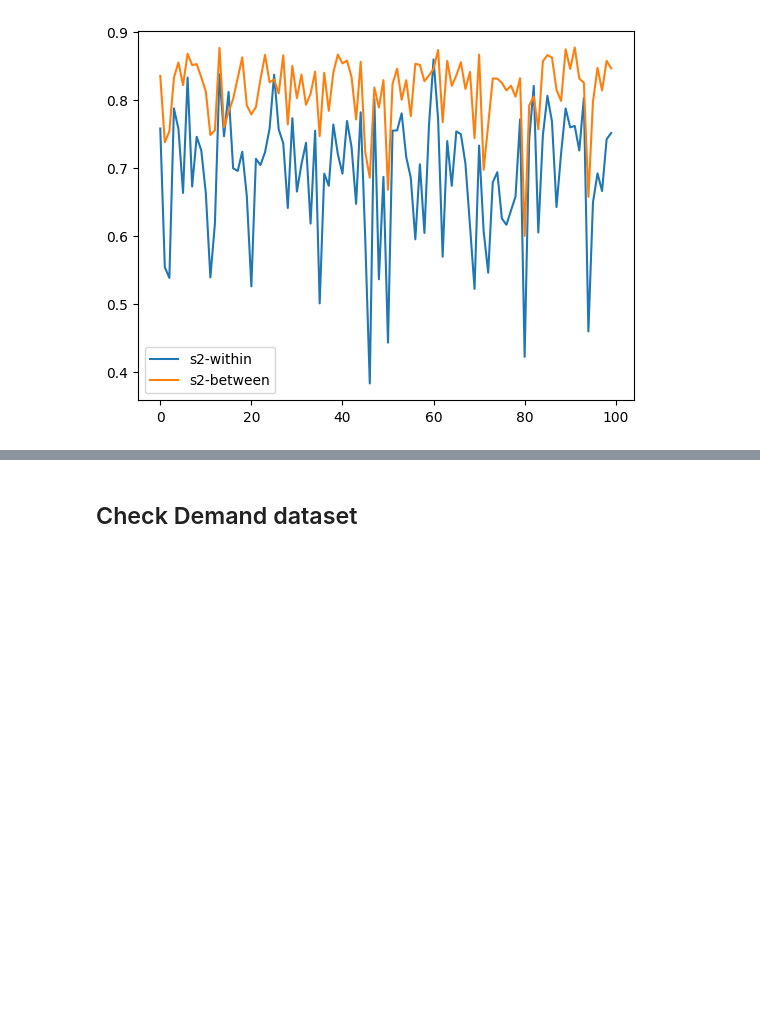
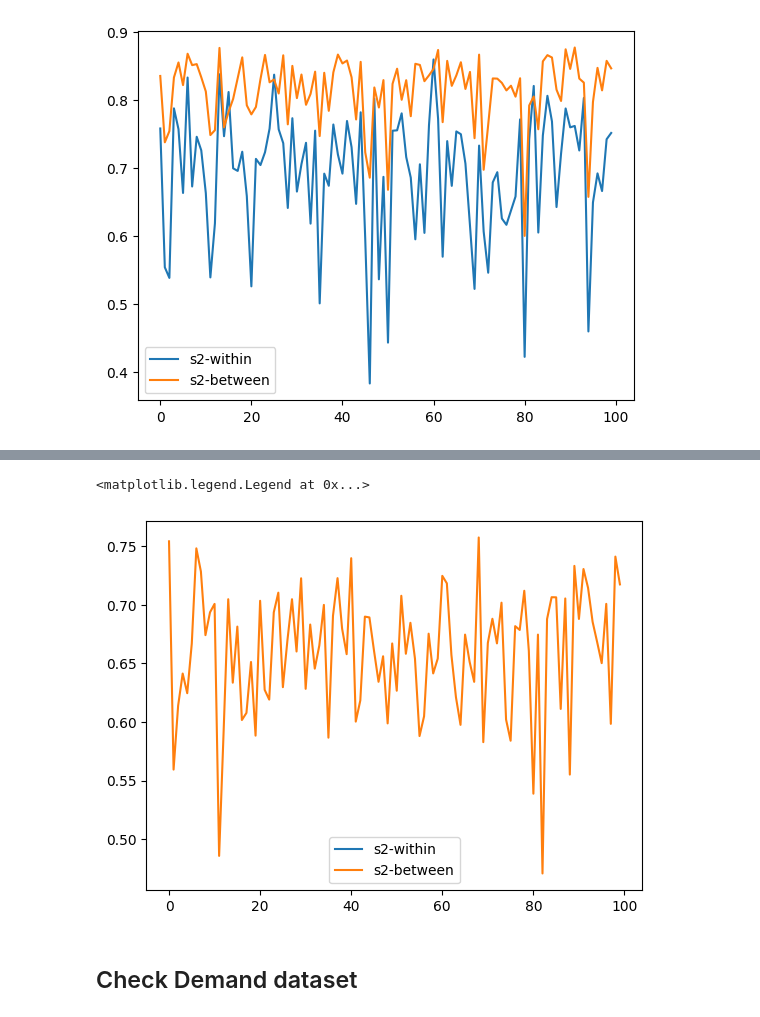
Before and after one commit to DiedrichsenLab/Functional_Fusion, a Jupyter notebook: notebooks/reliability_overall.ipynb, the cells around one changed output, grey strips where cells are left out. Cells and saved outputs as stored; diff of their text form; code cells hidden in the pictures; blank space fills up the shorter version.

```diff
--- a/notebooks/reliability_overall.ipynb
+++ b/notebooks/reliability_overall.ipynb
@@ -11,10 +11,10 @@ import Functional_Fusion.dataset as ds
 import Functional_Fusion.matrix as matrix
 import sys
 
-base_dir = '/Volumes/diedrichsen_data$/data/FunctionalFusion'
-if not Path(base_dir).exists():
-    base_dir = '/srv/diedrichsen/data/FunctionalFusion'
-if not Path(base_dir).exists():
+data_dir = '/Volumes/diedrichsen_data$/data/FunctionalFusion'
+if not Path(data_dir).exists():
+    data_dir = '/srv/diedrichsen/data/FunctionalFusion'
+if not Path(data_dir).exists():
     print('Cannot connect to base dir')
 
 atlas = 'MNISymC3'
@@ -219,0 +198,10 @@ plt.legend(['s2-within','s2-between'])
+# %%
+data_hcpnetsauto1, info_hcpnetsauto1, mydataset = ds.get_dataset(
+    data_dir, 'HCP', atlas, ['ses-s1'], 'NetAutoAll')
+# %%
+part_vec = info_hcpnetsauto1.half
+part_vec[:int(info_hcpnetsauto1.shape[0]/2)] = 2
+r1s2 = ds.reliability_within_subj(
+    data_hcpnetsauto1, part_vec=part_vec, cond_vec=info_hcpnetsauto1.region_name)
+r2s2 = ds.reliability_between_subj(
+    data_hcpnetsauto1, cond_vec=info_hcpnetsauto1.region_name)
@@ -220,3 +232,10 @@ plt.legend(['s2-within','s2-between'])
+# %%
+plt.plot(r1s2.mean(axis=1))
+plt.plot(r2s2)
+plt.legend(['s2-within','s2-between'])
+# %% [output]
+<matplotlib.legend.Legend at 0x...>
+[figure, added]
 # %% [markdown]
 ## Check Demand dataset
 # %%
```
Also changed, not shown: parts of 17 cells of this notebook, 3 other files.
